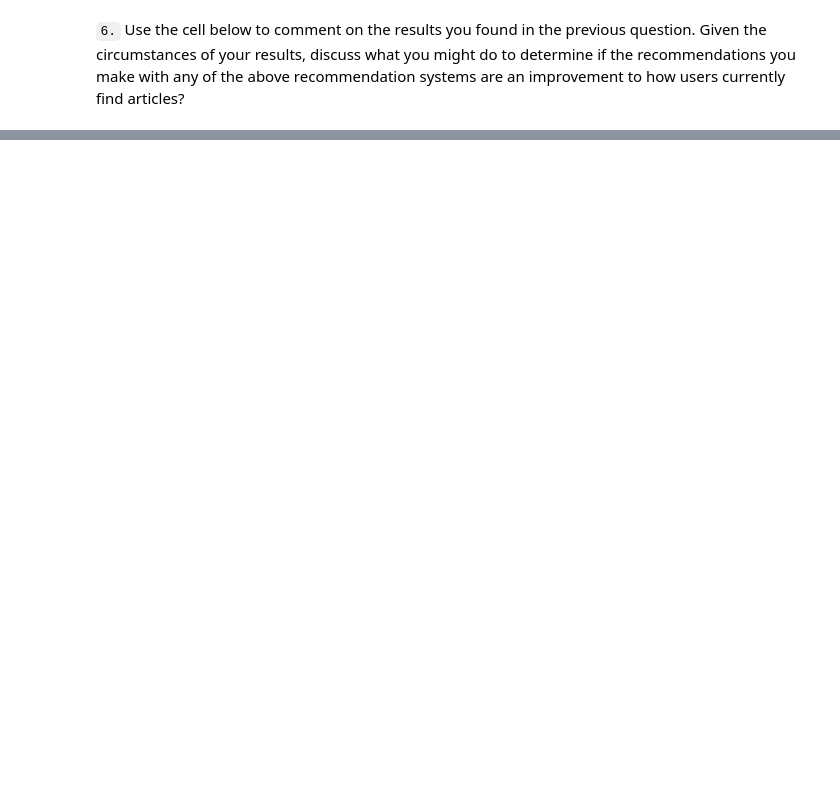
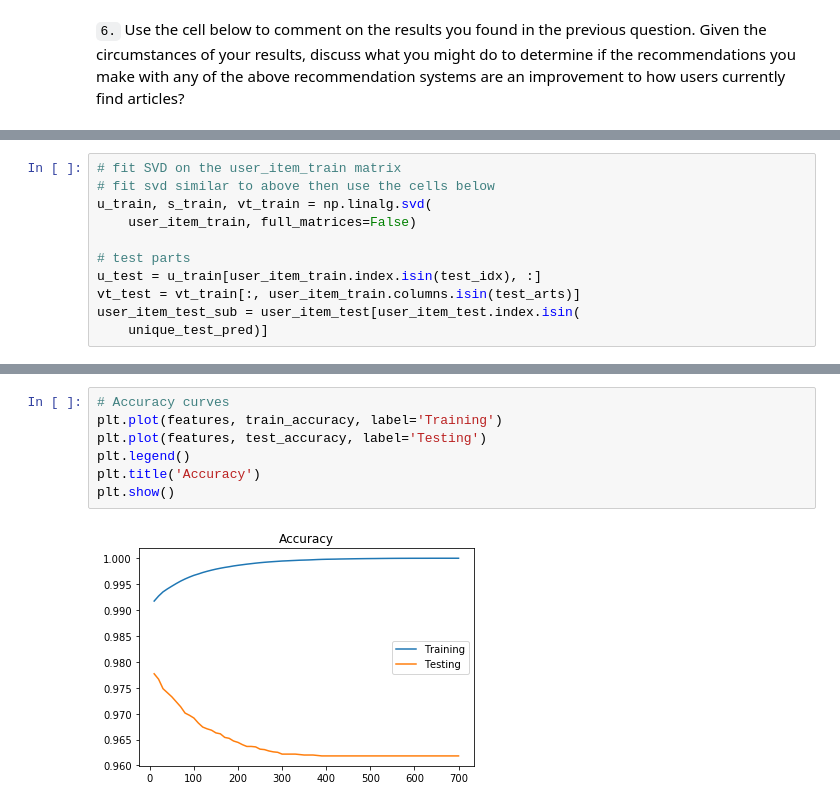
Before and after one commit to amirmasoudsfd/ibm-recommendations, a Jupyter notebook: Recommendations_with_IBM.ipynb, the cells around one changed output, grey strips where cells are left out. Cells and saved outputs as stored; diff of their text form; blank space fills up the shorter version.

```diff
--- a/Recommendations_with_IBM.ipynb
+++ b/Recommendations_with_IBM.ipynb
@@ -837,0 +1079,11 @@ u_train, s_train, vt_train = # fit svd similar to above then use the cells below
+# %%
+# fit SVD on the user_item_train matrix
+# fit svd similar to above then use the cells below
+u_train, s_train, vt_train = np.linalg.svd(
+    user_item_train, full_matrices=False)
+
+# test parts
+u_test = u_train[user_item_train.index.isin(test_idx), :]
+vt_test = vt_train[:, user_item_train.columns.isin(test_arts)]
+user_item_test_sub = user_item_test[user_item_test.index.isin(
+    unique_test_pred)]
@@ -837,0 +1145,9 @@ u_train, s_train, vt_train = # fit svd similar to above then use the cells below
+# %%
+# Accuracy curves
+plt.plot(features, train_accuracy, label='Training')
+plt.plot(features, test_accuracy, label='Testing')
+plt.legend()
+plt.title('Accuracy')
+plt.show()
+# %% [output]
+[figure, added]
```
Also changed, not shown: parts of 57 cells of this notebook, 3 other files.
